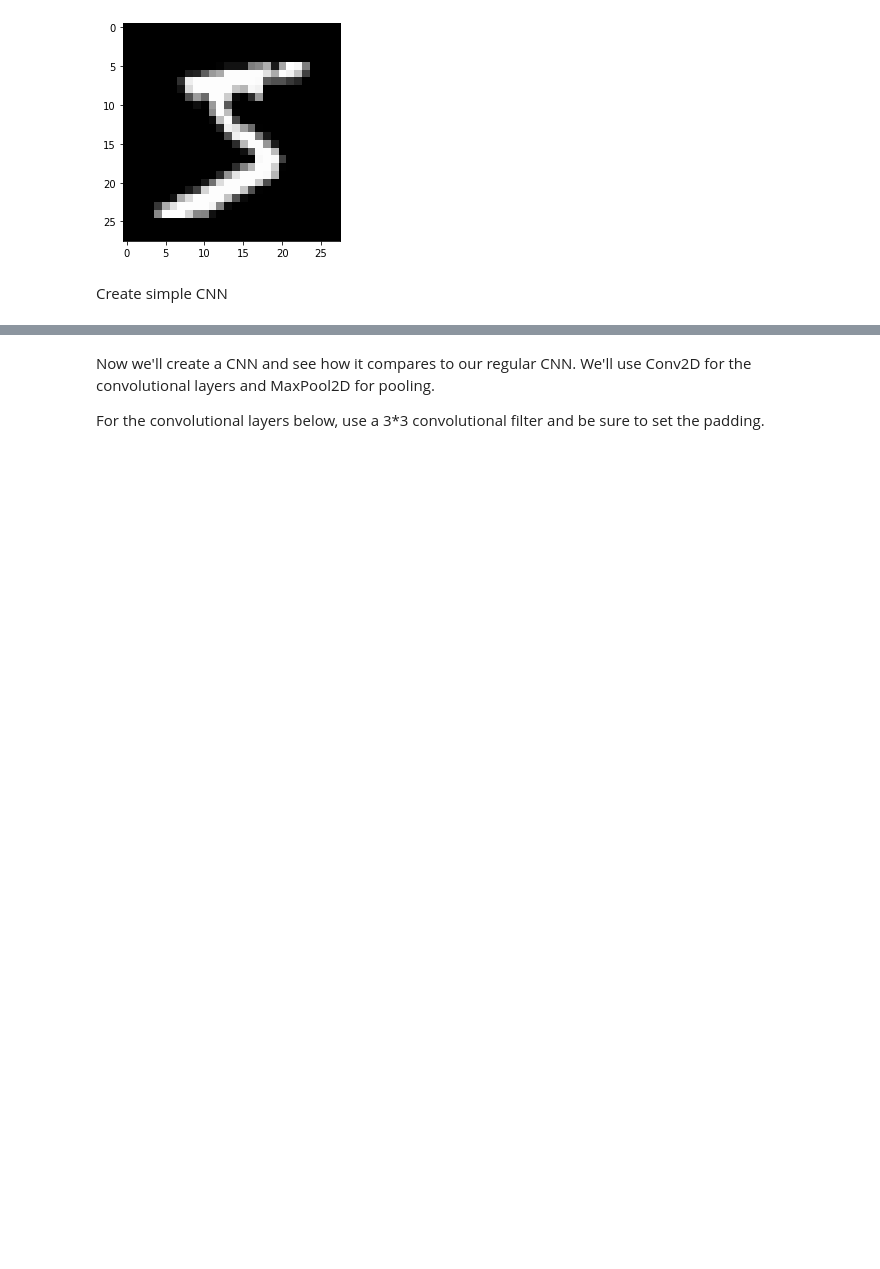
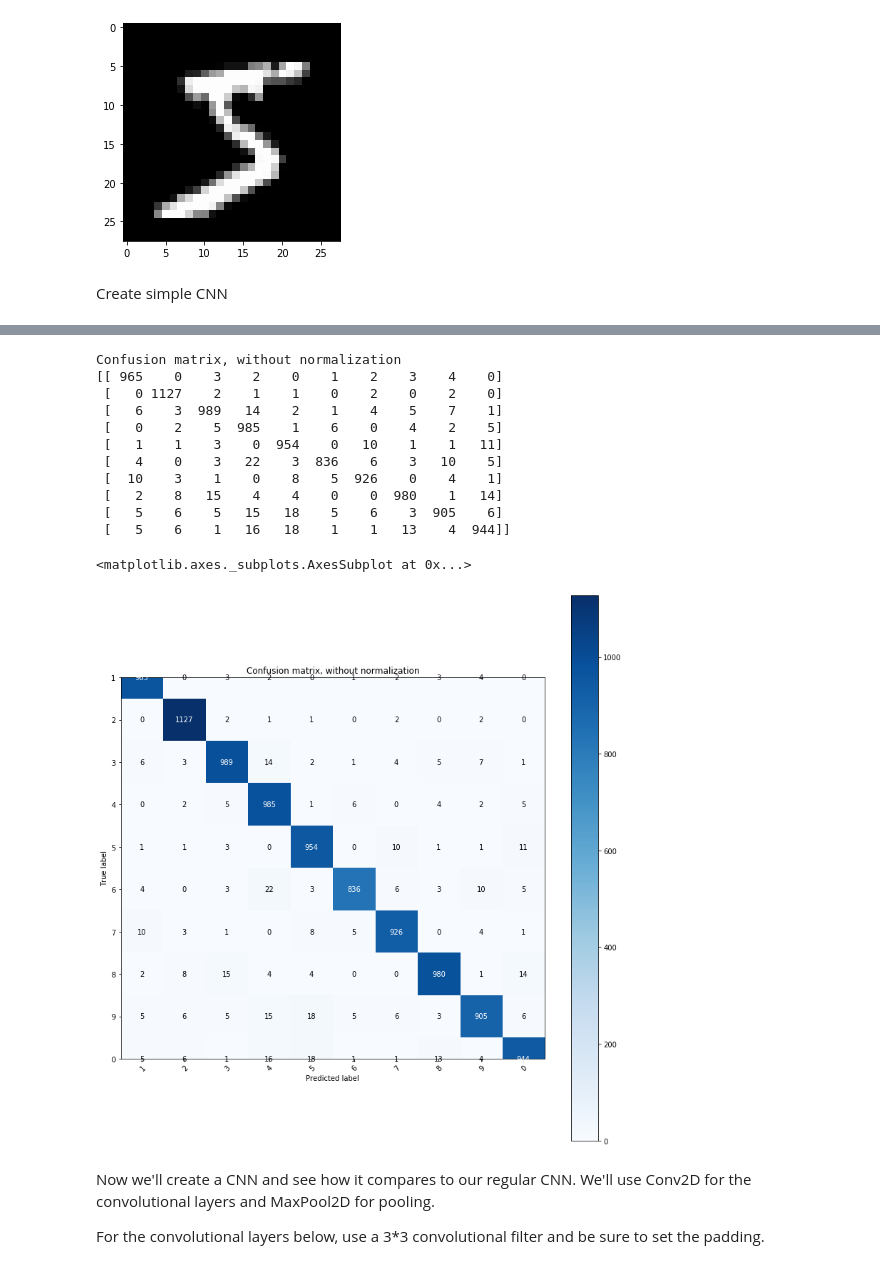
Before and after one commit to ringjarvi/MNIST-Example, a Jupyter notebook: CNN_MNIST.ipynb, the cells around one changed output, grey strips where cells are left out. Drawn from its saved outputs; the diff is of its cells as text; code cells hidden in the pictures; blank space fills up the shorter version.

Commit message:
added confusion matrix

```diff
--- a/CNN_MNIST.ipynb
+++ b/CNN_MNIST.ipynb
@@ -105,0 +111,4 @@ The simple model achieves an accuracy of 95.45% on the test data with only 5 epo
+# %%
+predictions = simple_model.predict(x_test)
+# For each of the 10000 test images, you get 10 values (from the softmax 10 layer)
+predictions.shape
@@ -105,0 +117,24 @@ The simple model achieves an accuracy of 95.45% on the test data with only 5 epo
+# %%
+class_names=list(range(1,11))
+class_names=['1','2','3','4','5','6','7','8','9','0']
+# %%
+
+y_pred = np.argmax(predictions, axis=1)
+conf = confusion_matrix(y_test, y_pred) #args are (true labels, predicted labels)
+classif_rep = classification_report(y_test, y_pred, target_names=class_names) #args are (true labels, predicted labels, label strings)
+
+print('Confusion Matrix - Predicted on X, Truth on Y')
+
+print(conf)
+
+print('Classification Report')
+print('Precision_i = M_ii / Sum_j M_ji : Proportion of observations predicted i that actually are i')
+print('Recall_i = M_ii / Sum_j M_ij : Proportion of observations that actually are i predicted i')
+print('f-1_i = mean(Precision_i, Recall_i) : Equal weight average of precision and recall for class i')
+print('support_i = Sum_j M_ij : Total observations in validation set that are truly class i')
+
+print(classif_rep)
+
+print('micro_avg_j = Global average by counting the total true positives, false negatives and false positives.')
+print('macro_avg_j = Average across classes (ignores class size imbalance).')
+print('weighted_avg_j = Calculate metrics for each label, and find their average weighted by support.')
@@ -106,3 +213,19 @@ The simple model achieves an accuracy of 95.45% on the test data with only 5 epo
+# %%
+plot_confusion_matrix(y_test, y_pred,class_names,fig_size = (11,11))
+# %% [output]
+Confusion matrix, without normalization
+[[ 965    0    3    2    0    1    2    3    4    0]
+ [   0 1127    2    1    1    0    2    0    2    0]
+ [   6    3  989   14    2    1    4    5    7    1]
+ [   0    2    5  985    1    6    0    4    2    5]
+ [   1    1    3    0  954    0   10    1    1   11]
+ [   4    0    3   22    3  836    6    3   10    5]
+ [  10    3    1    0    8    5  926    0    4    1]
+ [   2    8   15    4    4    0    0  980    1   14]
+ [   5    6    5   15   18    5    6    3  905    6]
+ [   5    6    1   16   18    1    1   13    4  944]]
+<matplotlib.axes._subplots.AxesSubplot at 0x...>
+[figure, added]
 # %% [markdown]
 Now we'll create a CNN and see how it compares to our regular CNN. We'll use Conv2D for the convolutional layers and MaxPool2D for pooling.
 
```
Also changed, not shown: parts of 8 cells of this notebook, 1 other file.
